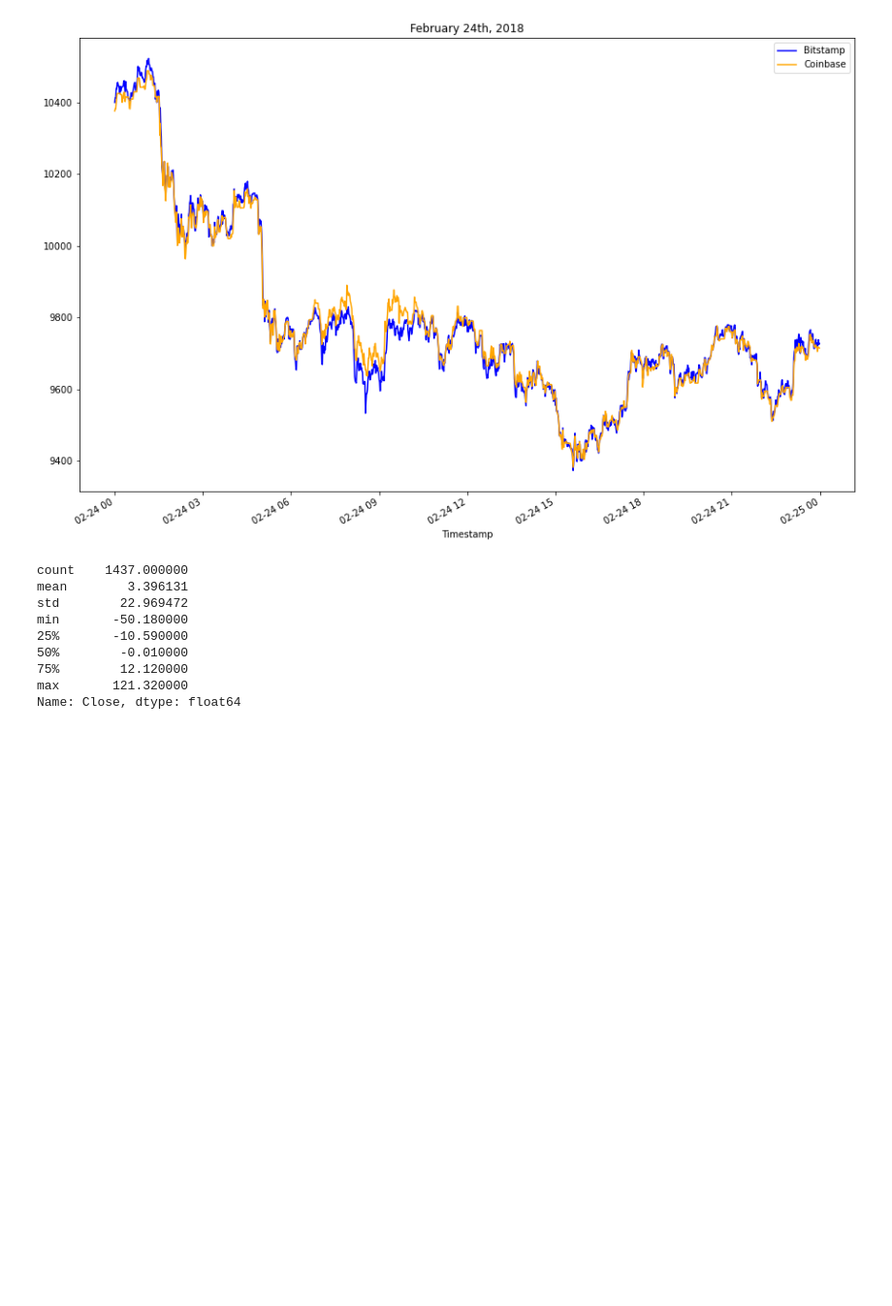
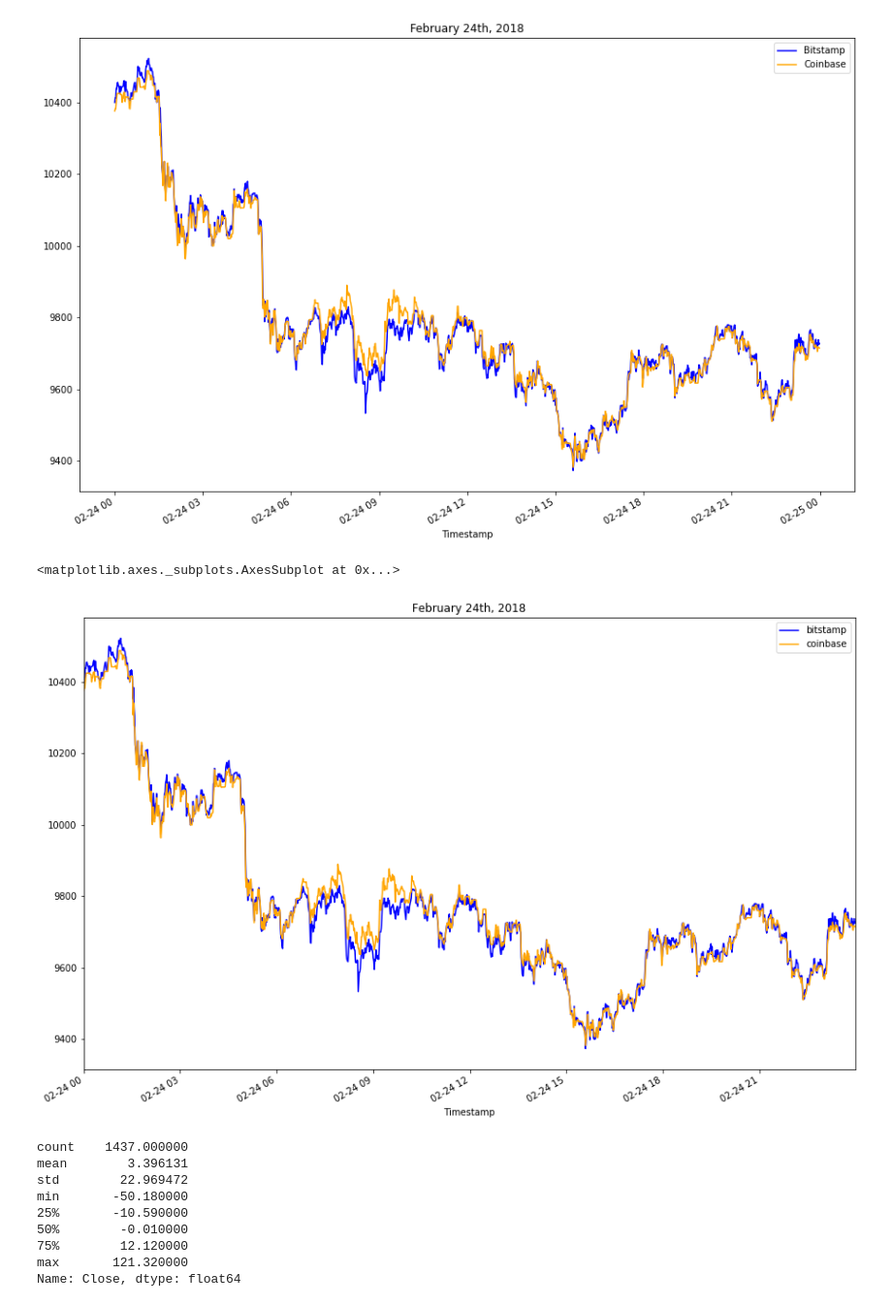
Before and after one commit to KellenCrimson/loan_qualifier_app, a Jupyter notebook: crypto_arbitrage.ipynb, the cells around one changed output. Shown at 97% size. Saved outputs shown, nothing was run; the diff lists cells and outputs as text; code cells hidden in the pictures; blank space fills up the shorter version.

```diff
--- a/crypto_arbitrage.ipynb
+++ b/crypto_arbitrage.ipynb
@@ -412,6 +442,13 @@ Name: Close, dtype: float64
 # %% [output]
 <AxesSubplot:title={'center':'February 24th, 2018'}, xlabel='Timestamp'>
 [figure]
+# %%
+bitstamp_sliced.loc['2018-02-24':'2018-02-24'].plot(legend = True, figsize=(15,10), title = "February 24th, 2018",
+                     color = "blue", label = "bitstamp")
+coinbase_sliced.loc['2018-02-24':'2018-02-24'].plot(legend = True, figsize=(15,10), color = "orange", label = "coinbase")
+# %% [output]
+<matplotlib.axes._subplots.AxesSubplot at 0x...>
+[figure, added]
 # %%
 # Using the date in the middle that you have selected, calculate the arbitrage spread
 # by subtracting the bitstamp lower closing prices from the coinbase higher closing prices
```
Also changed, not shown: parts of 21 cells of this notebook, 1 other file.
